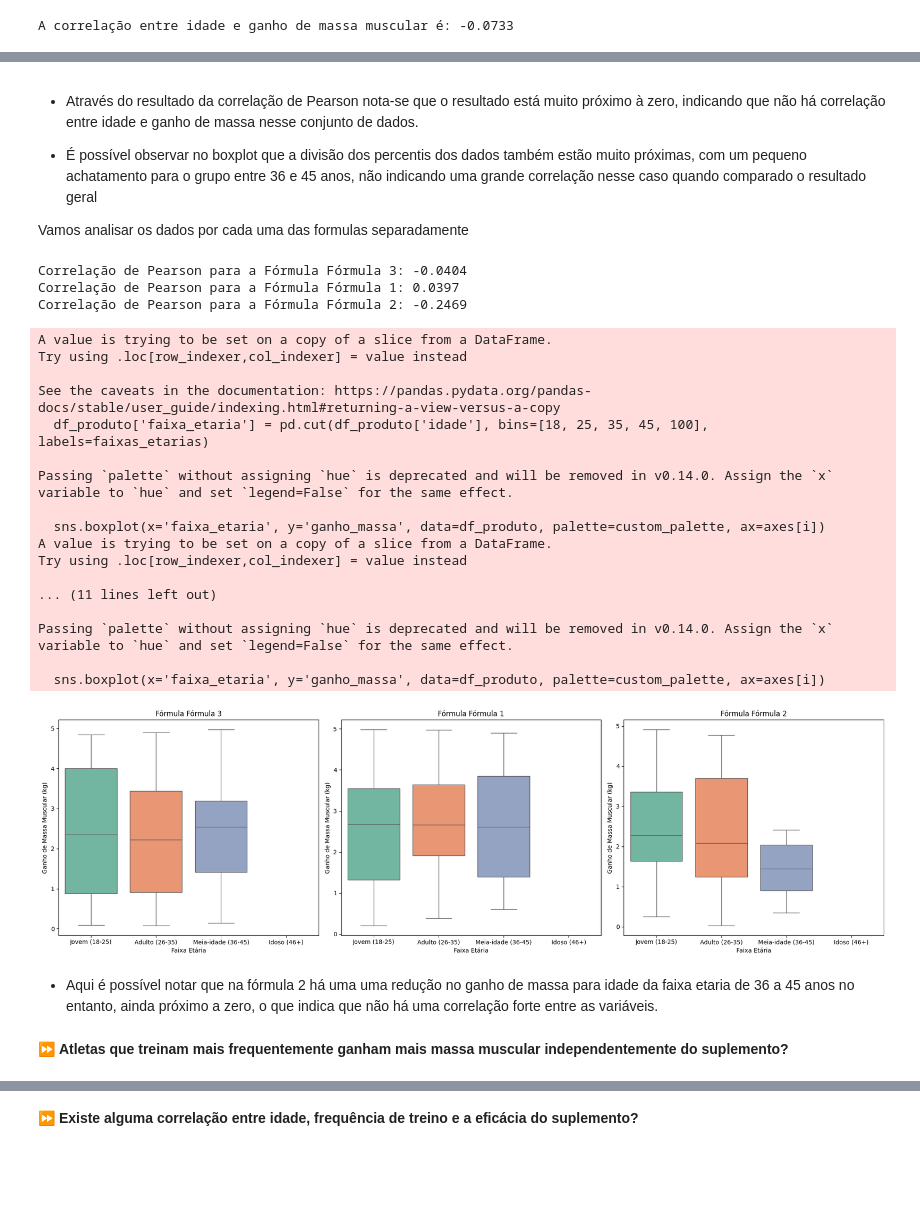
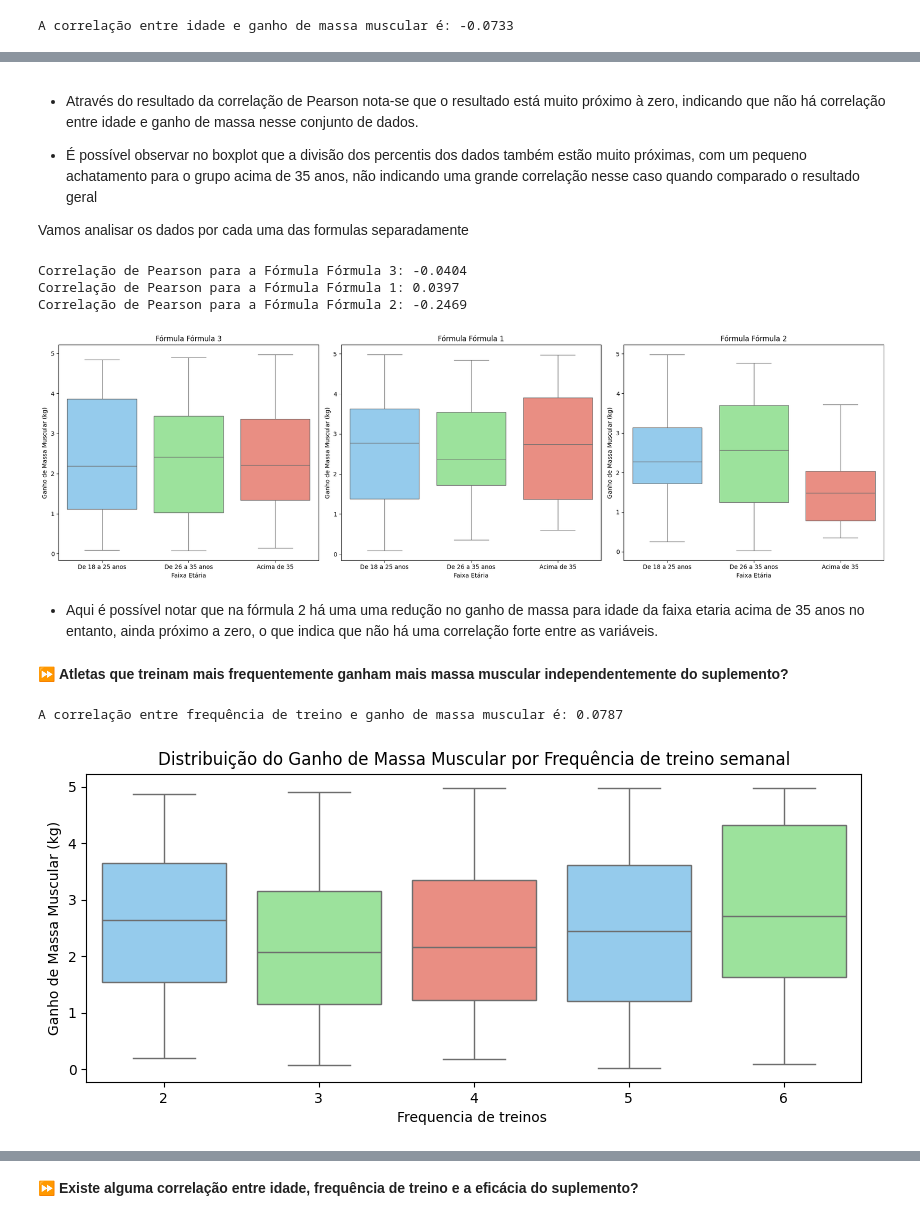
Before and after one commit to Femonello/bootcamp-data-analytics, a Jupyter notebook: Desafio_4_Squad_Fernanda.ipynb, the cells around one changed output, grey strips where cells are left out. Cells and saved outputs as stored; diff of their text form; code cells hidden in the pictures; blank space fills up the shorter version.

```diff
--- a/Desafio_4_Squad_Fernanda.ipynb
+++ b/Desafio_4_Squad_Fernanda.ipynb
@@ -230,11 +230,11 @@ A correlação entre idade e ganho de massa muscular é: -0.0733
 custom_palette = ['lightskyblue', 'lightgreen', 'salmon']
 
 plt.figure(figsize=(10, 4))
+
 # Dividir em faixas etárias
-faixas_etarias = ['Jovem (18-25)', 'Adulto (26-35)', 'Meia-idade (36-45)', 'Idoso (46+)']
-
-# Criar uma nova coluna 'faixa_etaria'
-df['faixa_etaria'] = pd.cut(df['idade'], bins=[18, 25, 35, 45, 100], labels=faixas_etarias)
+faixas_etarias = ['De 18 a 25 anos', 'De 26 a 35 anos', 'Acima de 35']
+df['faixa_etaria'] = pd.cut(df['idade'], bins=[18, 25, 35, float('inf')],
+                                        labels=faixas_etarias, include_lowest=True, right=False)
 
 # Comparar o ganho de massa muscular entre as faixas etárias
 sns.boxplot(x='faixa_etaria', y='ganho_massa', data=df, palette=custom_palette)
@@ -252,7 +247,7 @@ The palette list has fewer values (3) than needed (4) and will cycle, which may
 # %% [markdown]
 * Através do resultado da correlação de Pearson nota-se que o resultado está muito próximo à zero, indicando que não há correlação entre idade e ganho de massa nesse conjunto de dados.
 
-* É possível observar no boxplot que a divisão dos percentis dos dados também estão muito próximas, com um pequeno achatamento para o grupo entre 36 e 45 anos, não indicando uma grande correlação nesse caso quando comparado o resultado geral
+* É possível observar no boxplot que a divisão dos percentis dos dados também estão muito próximas, com um pequeno achatamento para o grupo acima de 35 anos, não indicando uma grande correlação nesse caso quando comparado o resultado geral
 
 Vamos analisar os dados por cada uma das formulas separadamente
 # %%
@@ -271,58 +266,69 @@ Correlação de Pearson para a Fórmula Fórmula 3: -0.0404
 Correlação de Pearson para a Fórmula Fórmula 1: 0.0397
 Correlação de Pearson para a Fórmula Fórmula 2: -0.2469
 # %%
-import matplotlib.pyplot as plt
-import seaborn as sns
-import pandas as pd
-
 # Paleta de cores
-custom_palette = sns.color_palette('Set2')
+#custom_palette = sns.color_palette('Set2')
 
 # Analisando Boxplot para cada fórmula e faixa etária
 fig, axes = plt.subplots(nrows=1, ncols=len(df['id_produto'].unique()), figsize=(20, 6))
 
 # Caso haja apenas uma fórmula, o axes será um único objeto e não uma lista
 if len(df['id_produto'].unique()) == 1:
     axes = [axes]
 
 # Gerar os boxplots
 for i, produto in enumerate(df['id_produto'].unique()):
     # Filtrando dados por fórmula
-    df_produto = df[df['id_produto'] == produto]
+    df_produto = df[df['id_produto'] == produto].copy()
 
     # Criar uma nova coluna para a faixa etária
-    faixas_etarias = ['Jovem (18-25)', 'Adulto (26-35)', 'Meia-idade (36-45)', 'Idoso (46+)']
-    df_produto['faixa_etaria'] = pd.cut(df_produto['idade'], bins=[18, 25, 35, 45, 100], labels=faixas_etarias)
+    #faixas_etarias = ['De 18 a 25 anos', 'De 26 a 35 anos', 'Acima de 36']
+    #df_produto['faixa_etaria'] = pd.cut(df_produto['idade'], bins=[18, 25, 35], labels=faixas_etarias)
+
+    # Criar uma nova coluna para a faixa etária
+    faixas_etarias = ['De 18 a 25 anos', 'De 26 a 35 anos', 'Acima de 35']
+    df_produto['faixa_etaria'] = pd.cut(df_produto['idade'], bins=[18, 25, 35, float('inf')],
+                                        labels=faixas_etarias, include_lowest=True, right=False) # Adjust bins and include_lowest
 
     # Gerar o boxplot para cada fórmula
-    sns.boxplot(x='faixa_etaria', y='ganho_massa', data=df_produto, palette=custom_palette, ax=axes[i])
+    sns.boxplot(x='faixa_etaria', y='ganho_massa', data=df_produto, hue='faixa_etaria',
+            palette=custom_palette, ax=axes[i], legend=False)
     axes[i].set_title(f'Fórmula {produto}')
     axes[i].set_xlabel('Faixa Etária')
     axes[i].set_ylabel('Ganho de Massa Muscular (kg)')
 
 # Ajustar o layout para que os gráficos não se sobreponham
 plt.tight_layout()
 plt.show()
 # %% [output]
-A value is trying to be set on a copy of a slice from a DataFrame.
-Try using .loc[row_indexer,col_indexer] = value instead
-
-See the caveats in the documentation: https://pandas.pydata.org/pandas-docs/stable/user_guide/indexing.html#returning-a-view-versus-a-copy
-  df_produto['faixa_etaria'] = pd.cut(df_produto['idade'], bins=[18, 25, 35, 45, 100], labels=faixas_etarias)
-
-Passing `palette` without assigning `hue` is deprecated and will be removed in v0.14.0. Assign the `x` variable to `hue` and set `legend=False` for the same effect.
-
-  sns.boxplot(x='faixa_etaria', y='ganho_massa', data=df_produto, palette=custom_palette, ax=axes[i])
-A value is trying to be set on a copy of a slice from a DataFrame.
-Try using .loc[row_indexer,col_indexer] = value instead
-
-... (11 lines left out)
-
-Passing `palette` without assigning `hue` is deprecated and will be removed in v0.14.0. Assign the `x` variable to `hue` and set `legend=False` for the same effect.
-
-  sns.boxplot(x='faixa_etaria', y='ganho_massa', data=df_produto, palette=custom_palette, ax=axes[i])
-[figure, old version]
+[figure, new version]
 # %% [markdown]
-* Aqui é possível notar que na fórmula 2 há uma uma redução no ganho de massa para idade da faixa etaria de 36 a 45 anos no entanto, ainda próximo a zero, o que indica que não há uma correlação forte entre as variáveis.
+* Aqui é possível notar que na fórmula 2 há uma uma redução no ganho de massa para idade da faixa etaria acima de 35 anos no entanto, ainda próximo a zero, o que indica que não há uma correlação forte entre as variáveis.
 # %% [markdown]
 ⏩ **Atletas que treinam mais frequentemente ganham mais massa muscular independentemente do suplemento?**
+# %%
+# Teste de hipotese 2 (H0 -  frequência de treino não influencia o ganho de massa muscular, H1 - A frequência de treino influencia o ganho de massa muscular)
+
+
+# Correlação de Pearson entre idade e ganho de massa muscular
+correlacao = df['frequencia_treino'].corr(df['ganho_massa'])
+print(f'A correlação entre frequência de treino e ganho de massa muscular é: {correlacao:.4f}')
+# %% [output]
+A correlação entre frequência de treino e ganho de massa muscular é: 0.0787
+# %%
+plt.figure(figsize=(10, 4))
+
+# Dividir em faixas de frequência de treinamento
+#faixas_feq_treinamento = ['2-3 vezes por semana', '3-4 vezes por semana', '4-5 vezes por semana', '5+ vezes por semana']
+
+#df['frequencia_treino_cat'] = pd.cut(df['frequencia_treino'], bins=[2, 3, 4, 5, float('inf')],
+#                                        labels=faixas_feq_treinamento, include_lowest=True, right=False,duplicates='drop')
+
+# Comparar o ganho de massa muscular entre as frequências de treinamento
+sns.boxplot(x='frequencia_treino', y='ganho_massa', data=df, palette=custom_palette)
+plt.title('Distribuição do Ganho de Massa Muscular por Frequência de treino semanal')
+plt.xlabel('Frequencia de treinos ')
+plt.ylabel('Ganho de Massa Muscular (kg)')
+plt.show()
+# %% [output]
+[figure, added]
```
Also changed, not shown: parts of 9 cells of this notebook.
